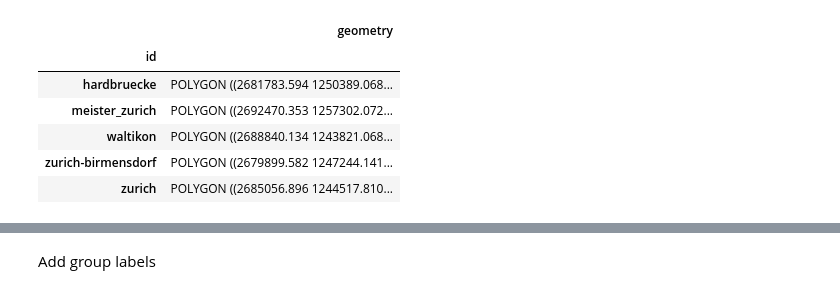
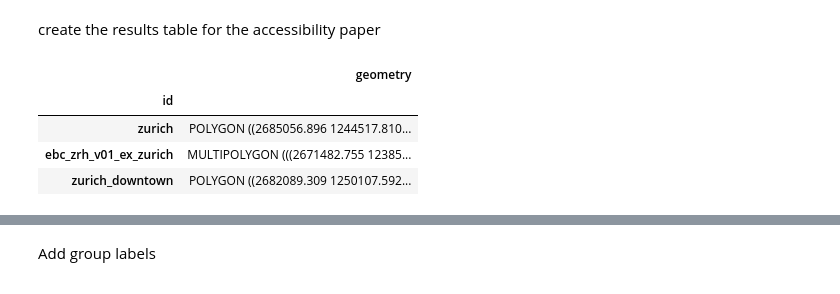
Before and after one commit to lukasballo/snman, a Jupyter notebook: scripts_accessibility_paper/results_table.ipynb, the cells around one changed output, grey strips where cells are left out. Drawn from its saved outputs; the diff is of its cells as text; code cells hidden in the pictures.

```diff
--- a/scripts_accessibility_paper/results_table.ipynb
+++ b/scripts_accessibility_paper/results_table.ipynb
@@ -1,3 +1,5 @@
+# %% [markdown]
+create the results table for the accessibility paper
 # %%
 import geopandas
 import r5py
@@ -24,15 +26,19 @@ CRS_internal = 2056      # for Zurich
 # %%
 perimeters = snman.io.import_geofile_to_gdf(
     os.path.join(inputs_path, 'perimeters', 'perimeters.shp'),
     index='id'
 )
 
-perimeters.head()
+regions = perimeters[
+    perimeters.index.isin([
+        'zurich', 'ebc_zrh_v01_ex_zurich', 'zurich_downtown'
+    ])
+]
+
+regions
 # %% [output]
 |  | geometry |
 | id |  |
-| hardbruecke | POLYGON ((2681783.594 1250389.068... |
-| meister_zurich | POLYGON ((2692470.353 1257302.072... |
-| waltikon | POLYGON ((2688840.134 1243821.068... |
-| zurich-birmensdorf | POLYGON ((2679899.582 1247244.141... |
 | zurich | POLYGON ((2685056.896 1244517.810... |
+| ebc_zrh_v01_ex_zurich | MULTIPOLYGON (((2671482.755 12385... |
+| zurich_downtown | POLYGON ((2682089.309 1250107.592... |
```
Also changed, not shown: parts of 5 cells of this notebook, 5 other files.
